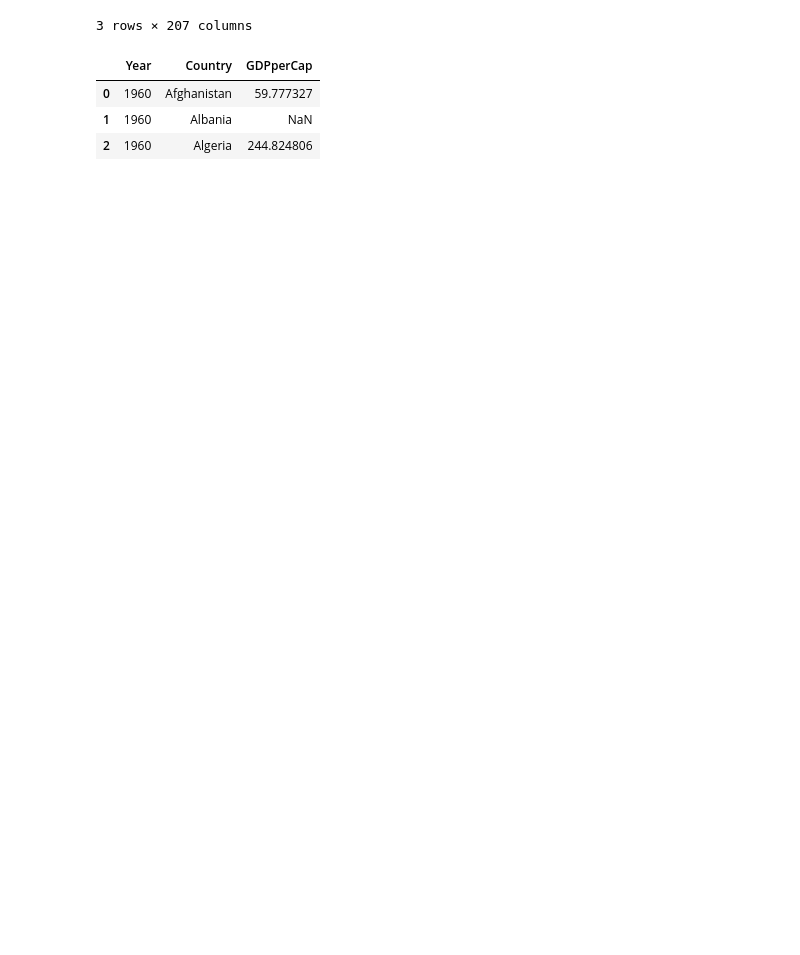
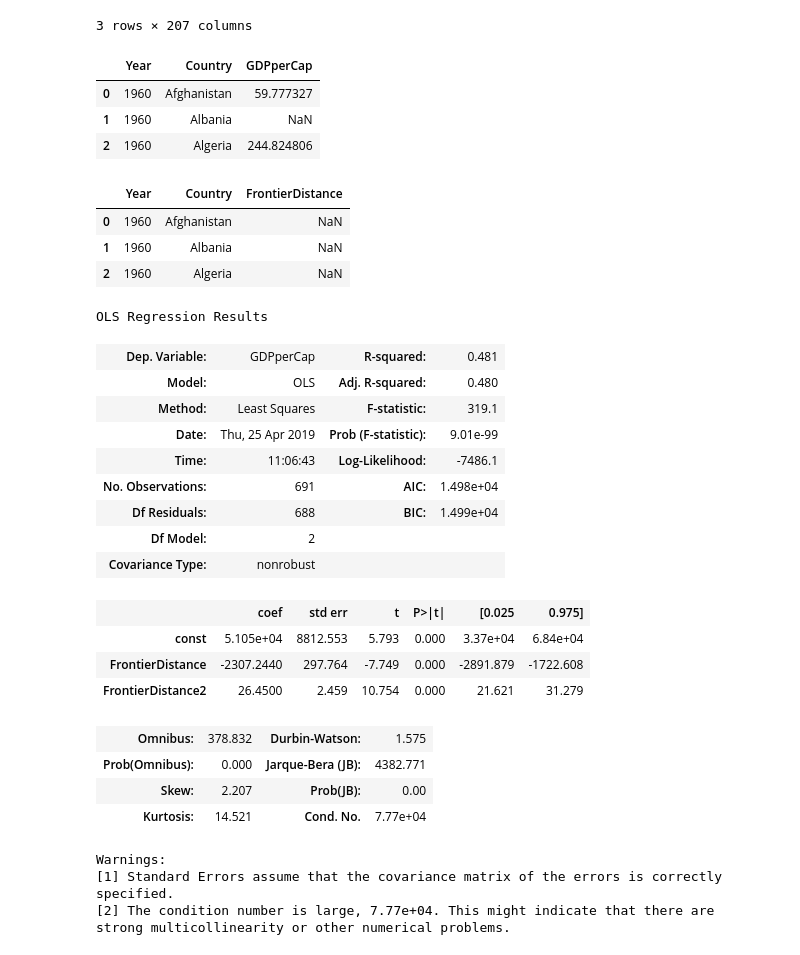
Before and after one commit to VHRanger/GDP-development, a Jupyter notebook: World Bank Development Regression.ipynb, the cells around one changed output. Cells and saved outputs as stored; diff of their text form; code cells hidden in the pictures; blank space fills up the shorter version.

```diff
--- a/World Bank Development Regression.ipynb
+++ b/World Bank Development Regression.ipynb
@@ -39,7 +39,8 @@ gdp = pd.DataFrame(
         gdp.pivot(index='Indicator Name',
                  columns='Country Name'
       ).unstack(
-      ).reset_index(drop=False))
+      ).reset_index(drop=False)
+)
 gdp = gdp.drop('Indicator Name', 1)
 gdp.columns = ['Year', 'Country', 'GDPperCap']
 gdp.head(3)
@@ -48,3 +49,20 @@ gdp.head(3)
 | 0 | 1960 | Afghanistan | 59.777327 |
 | 1 | 1960 | Albania | NaN |
 | 2 | 1960 | Algeria | 244.824806 |
+# %%
+frt = pd.read_csv('frontierdistance.csv')
+frt = frt.drop(['Country Code', 'Indicator Code'], 1)
+frt = pd.DataFrame(
+        frt.pivot(index='Indicator Name',
+                  columns='Country Name'
+        ).unstack(
+        ).reset_index(drop=False)
+)
+frt = frt.drop('Indicator Name', 1)
+frt.columns = ['Year', 'Country', 'FrontierDistance']
+frt.head(3)
+# %% [output]
+|  | Year | Country | FrontierDistance |
+| 0 | 1960 | Afghanistan | NaN |
+| 1 | 1960 | Albania | NaN |
+| 2 | 1960 | Algeria | NaN |
@@ -50,0 +74,30 @@ gdp.head(3)
+# %%
+X = sm.add_constant(frt['FrontierDistance'])
+X['FrontierDistance2'] = X['FrontierDistance'] ** 2
+
+est = sm.OLS(frt['GDPperCap'], X).fit()
+# Regression Summary
+est.summary()
+# %% [output]
+OLS Regression Results
+| Dep. Variable: | GDPperCap | R-squared: | 0.481 |
+| Model: | OLS | Adj. R-squared: | 0.480 |
+| Method: | Least Squares | F-statistic: | 319.1 |
+| Date: | Thu, 25 Apr 2019 | Prob (F-statistic): | 9.01e-99 |
+| Time: | 11:06:43 | Log-Likelihood: | -7486.1 |
+| No. Observations: | 691 | AIC: | 1.498e+04 |
+| Df Residuals: | 688 | BIC: | 1.499e+04 |
+| Df Model: | 2 |  |  |
+| Covariance Type: | nonrobust |  |  |
+|  | coef | std err | t | P>|t| | [0.025 | 0.975] |
+| const | 5.105e+04 | 8812.553 | 5.793 | 0.000 | 3.37e+04 | 6.84e+04 |
+| FrontierDistance | -2307.2440 | 297.764 | -7.749 | 0.000 | -2891.879 | -1722.608 |
+| FrontierDistance2 | 26.4500 | 2.459 | 10.754 | 0.000 | 21.621 | 31.279 |
+| Omnibus: | 378.832 | Durbin-Watson: | 1.575 |
+| Prob(Omnibus): | 0.000 | Jarque-Bera (JB): | 4382.771 |
+| Skew: | 2.207 | Prob(JB): | 0.00 |
+| Kurtosis: | 14.521 | Cond. No. | 7.77e+04 |
+Warnings:
+[1] Standard Errors assume that the covariance matrix of the errors is correctly specified.
+[2] The condition number is large, 7.77e+04. This might indicate that there are
+strong multicollinearity or other numerical problems.
```
Also changed, not shown: parts of 9 cells of this notebook.
